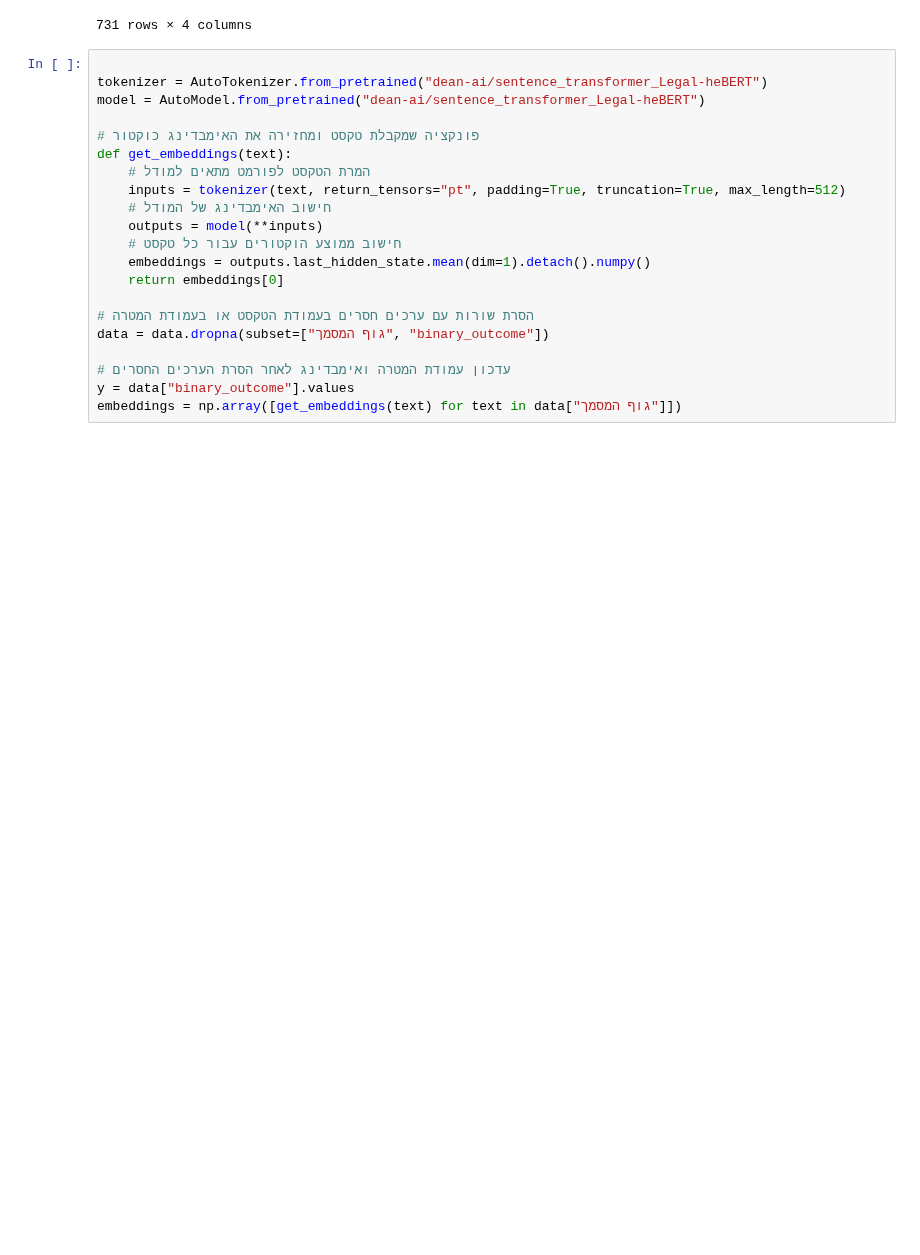
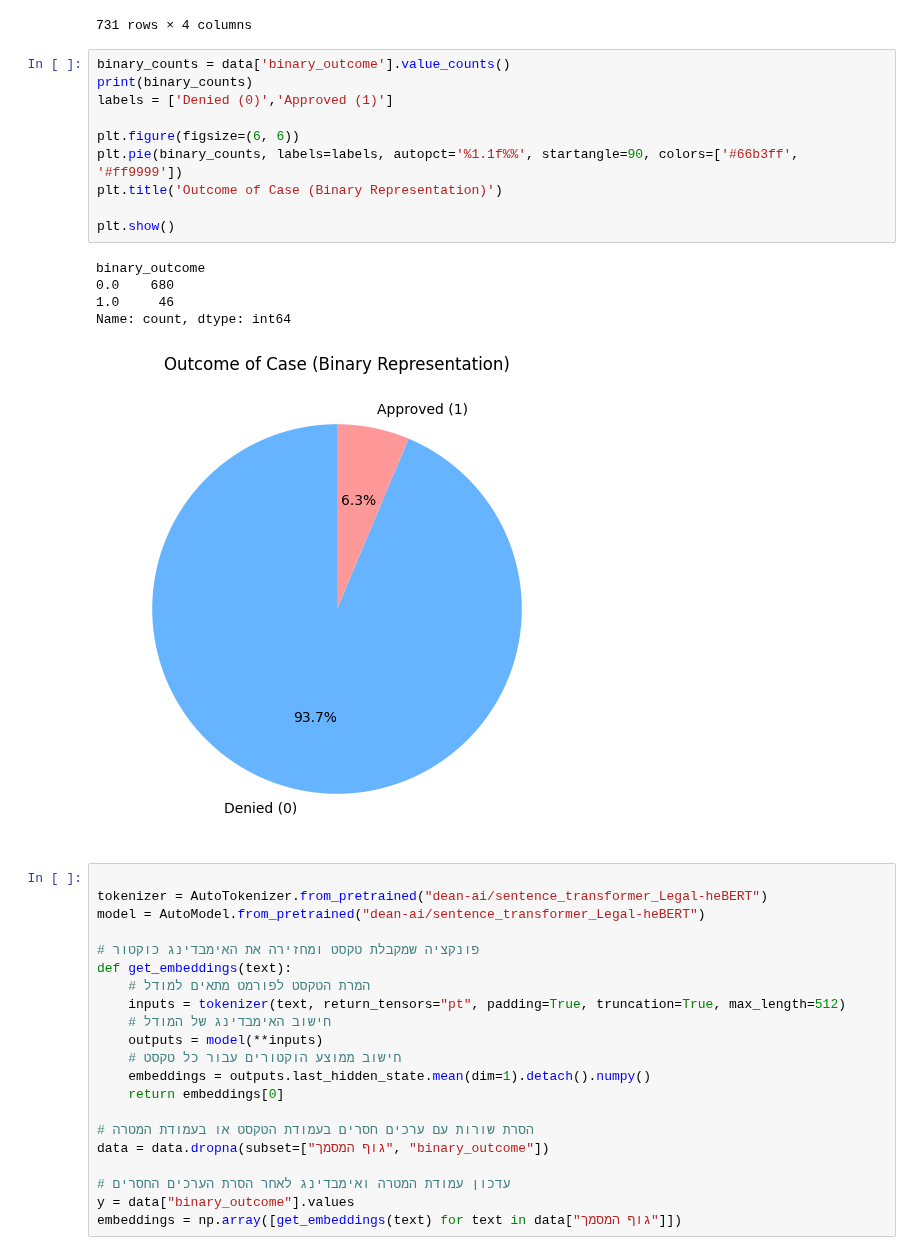
Before and after one commit to noambassat/SupremeCourtClassifier, a Jupyter notebook: 2_first_classifier.ipynb, the cells around one changed output. Saved outputs shown, nothing was run; the diff lists cells and outputs as text; blank space fills up the shorter version.

```diff
--- a/2_first_classifier.ipynb
+++ b/2_first_classifier.ipynb
@@ -28,6 +28,22 @@ data
 | 729 | ['החלטה בתיק רע"פ 4180/07 בבית המ... | 4180/07 | D A | 0.0 |
 | 730 | ['החלטה בתיק רע"פ 8880/07 בבית המ... | 8880/07 | D A | 0.0 |
 731 rows × 4 columns
+# %%
+binary_counts = data['binary_outcome'].value_counts()
+print(binary_counts)
+labels = ['Denied (0)','Approved (1)']
+
+plt.figure(figsize=(6, 6))
+plt.pie(binary_counts, labels=labels, autopct='%1.1f%%', startangle=90, colors=['#66b3ff', '#ff9999'])
+plt.title('Outcome of Case (Binary Representation)')
+
+plt.show()
+# %% [output]
+binary_outcome
+0.0    680
+1.0     46
+Name: count, dtype: int64
+[figure, added]
 # %%
 
 tokenizer = AutoTokenizer.from_pretrained("dean-ai/sentence_transformer_Legal-heBERT")
```
Also changed, not shown: parts of 5 cells of this notebook.
